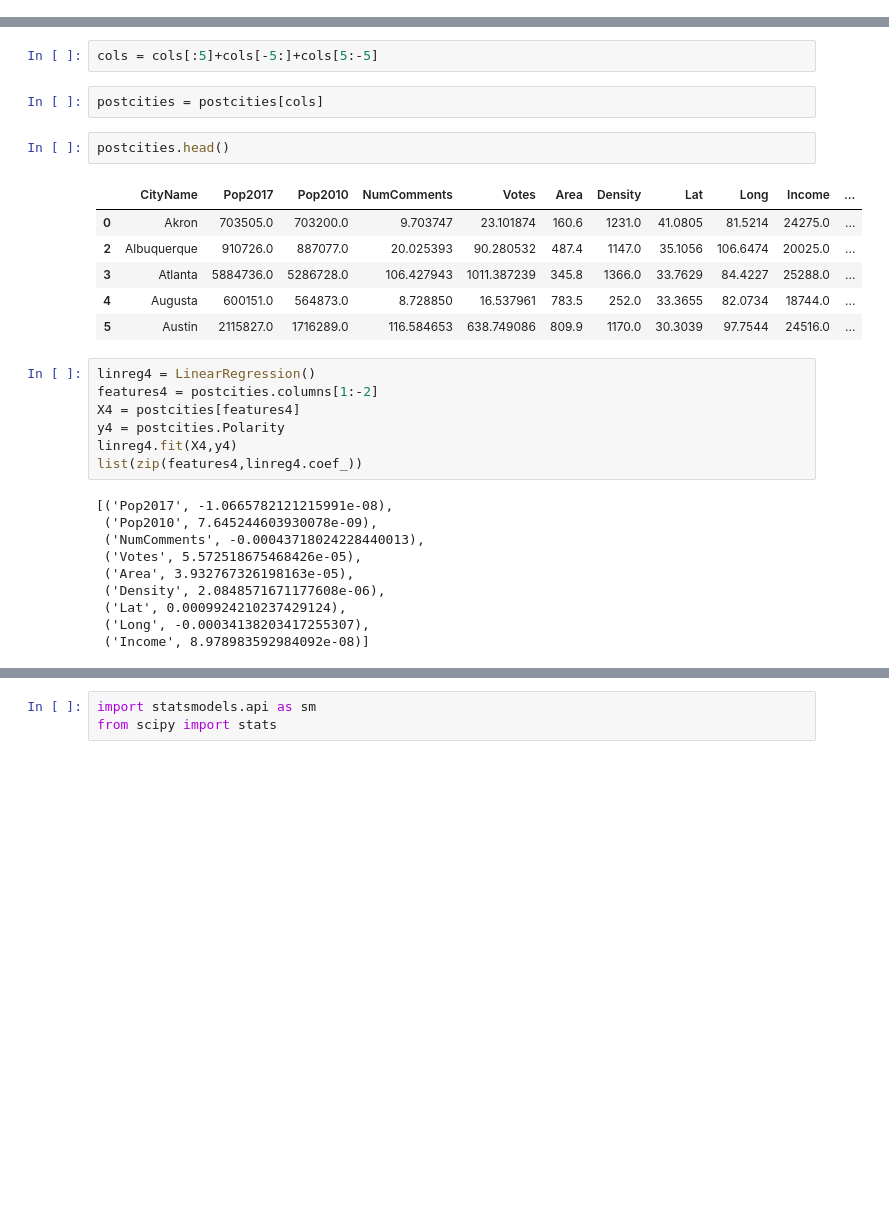
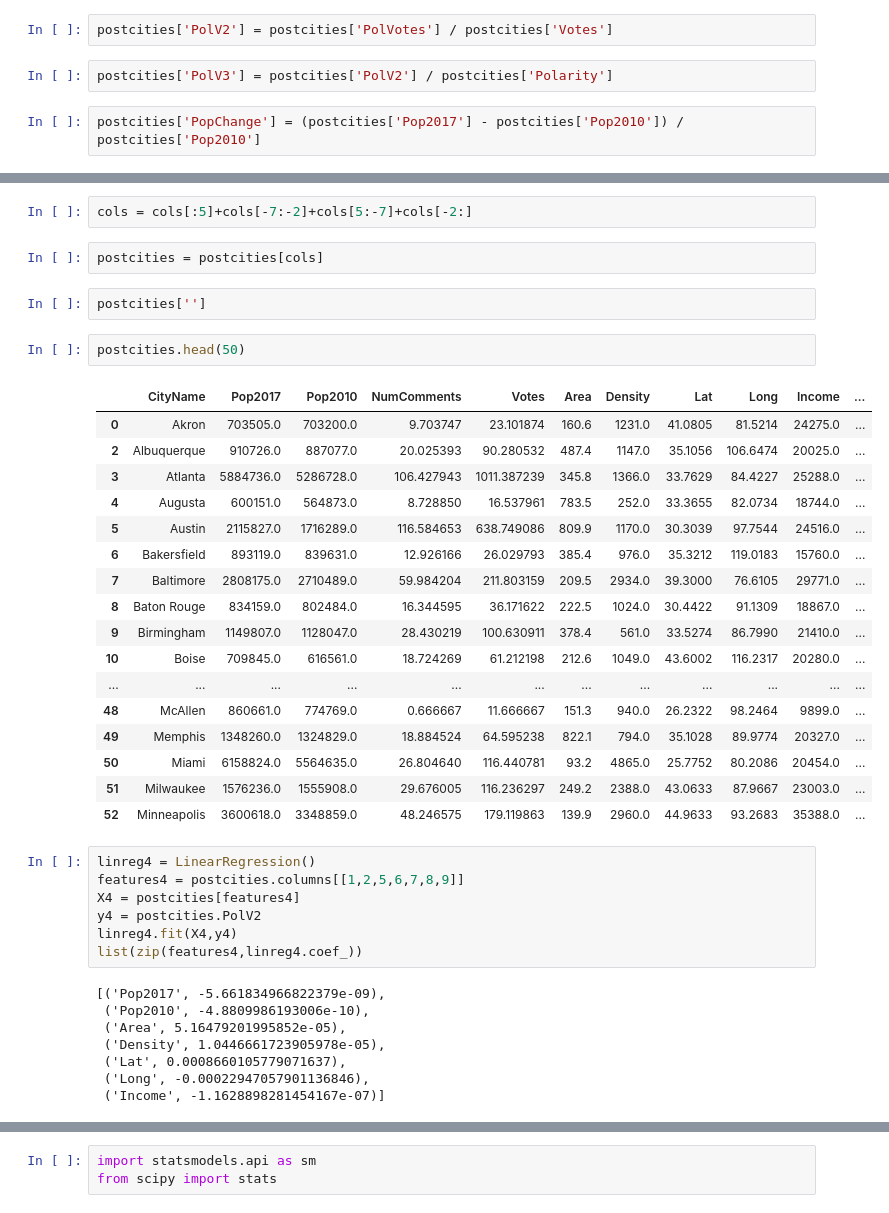
Before and after one commit to dragos2005/webscraping, a Jupyter notebook: reddit.ipynb, the cells around one changed output, grey strips where cells are left out. Cells and saved outputs as stored; diff of their text form; blank space fills up the shorter version.

```diff
--- a/reddit.ipynb
+++ b/reddit.ipynb
@@ -589,6 +626,12 @@ postcities.head(11)
 postcities = postcities[postcities['CityName'].isin(cities['Name'])]
 # %%
 postcities = postcities.join(cities.set_index('Name'), on = 'CityName')
+# %%
+postcities['PolV2'] = postcities['PolVotes'] / postcities['Votes']
+# %%
+postcities['PolV3'] = postcities['PolV2'] / postcities['Polarity']
+# %%
+postcities['PopChange'] = (postcities['Pop2017'] - postcities['Pop2010']) / postcities['Pop2010']
 # %%
 postcities.head()
 # %% [output]
@@ -601,35 +644,46 @@ postcities.head()
 # %%
 cols = postcities.columns.tolist()
 # %%
-cols = cols[:5]+cols[-5:]+cols[5:-5]
+cols = cols[:5]+cols[-7:-2]+cols[5:-7]+cols[-2:]
 # %%
 postcities = postcities[cols]
+# %%
+postcities['']
 # %%
-postcities.head()
+postcities.head(50)
 # %% [output]
 |  | CityName | Pop2017 | Pop2010 | NumComments | Votes | Area | Density | Lat | Long | Income | ... |
 | 0 | Akron | 703505.0 | 703200.0 | 9.703747 | 23.101874 | 160.6 | 1231.0 | 41.0805 | 81.5214 | 24275.0 | ... |
 | 2 | Albuquerque | 910726.0 | 887077.0 | 20.025393 | 90.280532 | 487.4 | 1147.0 | 35.1056 | 106.6474 | 20025.0 | ... |
 | 3 | Atlanta | 5884736.0 | 5286728.0 | 106.427943 | 1011.387239 | 345.8 | 1366.0 | 33.7629 | 84.4227 | 25288.0 | ... |
 | 4 | Augusta | 600151.0 | 564873.0 | 8.728850 | 16.537961 | 783.5 | 252.0 | 33.3655 | 82.0734 | 18744.0 | ... |
 | 5 | Austin | 2115827.0 | 1716289.0 | 116.584653 | 638.749086 | 809.9 | 1170.0 | 30.3039 | 97.7544 | 24516.0 | ... |
+| 6 | Bakersfield | 893119.0 | 839631.0 | 12.926166 | 26.029793 | 385.4 | 976.0 | 35.3212 | 119.0183 | 15760.0 | ... |
+| 7 | Baltimore | 2808175.0 | 2710489.0 | 59.984204 | 211.803159 | 209.5 | 2934.0 | 39.3000 | 76.6105 | 29771.0 | ... |
+| 8 | Baton Rouge | 834159.0 | 802484.0 | 16.344595 | 36.171622 | 222.5 | 1024.0 | 30.4422 | 91.1309 | 18867.0 | ... |
+| 9 | Birmingham | 1149807.0 | 1128047.0 | 28.430219 | 100.630911 | 378.4 | 561.0 | 33.5274 | 86.7990 | 21410.0 | ... |
+| 10 | Boise | 709845.0 | 616561.0 | 18.724269 | 61.212198 | 212.6 | 1049.0 | 43.6002 | 116.2317 | 20280.0 | ... |
+| ... | ... | ... | ... | ... | ... | ... | ... | ... | ... | ... | ... |
+| 48 | McAllen | 860661.0 | 774769.0 | 0.666667 | 11.666667 | 151.3 | 940.0 | 26.2322 | 98.2464 | 9899.0 | ... |
+| 49 | Memphis | 1348260.0 | 1324829.0 | 18.884524 | 64.595238 | 822.1 | 794.0 | 35.1028 | 89.9774 | 20327.0 | ... |
+| 50 | Miami | 6158824.0 | 5564635.0 | 26.804640 | 116.440781 | 93.2 | 4865.0 | 25.7752 | 80.2086 | 20454.0 | ... |
+| 51 | Milwaukee | 1576236.0 | 1555908.0 | 29.676005 | 116.236297 | 249.2 | 2388.0 | 43.0633 | 87.9667 | 23003.0 | ... |
+| 52 | Minneapolis | 3600618.0 | 3348859.0 | 48.246575 | 179.119863 | 139.9 | 2960.0 | 44.9633 | 93.2683 | 35388.0 | ... |
 # %%
 linreg4 = LinearRegression()
-features4 = postcities.columns[1:-2]
+features4 = postcities.columns[[1,2,5,6,7,8,9]]
 X4 = postcities[features4]
-y4 = postcities.Polarity
+y4 = postcities.PolV2
 linreg4.fit(X4,y4)
 list(zip(features4,linreg4.coef_))
 # %% [output]
-[('Pop2017', -1.0665782121215991e-08),
- ('Pop2010', 7.645244603930078e-09),
- ('NumComments', -0.00043718024228440013),
- ('Votes', 5.572518675468426e-05),
- ('Area', 3.932767326198163e-05),
- ('Density', 2.0848571671177608e-06),
- ('Lat', 0.0009924210237429124),
- ('Long', -0.00034138203417255307),
- ('Income', 8.978983592984092e-08)]
+[('Pop2017', -5.661834966822379e-09),
+ ('Pop2010', -4.8809986193006e-10),
+ ('Area', 5.16479201995852e-05),
+ ('Density', 1.0446661723905978e-05),
+ ('Lat', 0.0008660105779071637),
+ ('Long', -0.00022947057901136846),
+ ('Income', -1.1628898281454167e-07)]
 # %%
 linreg4.score(X4,y4)
 # %% [output]
```
Also changed, not shown: parts of 19 cells of this notebook, 10 other files.
